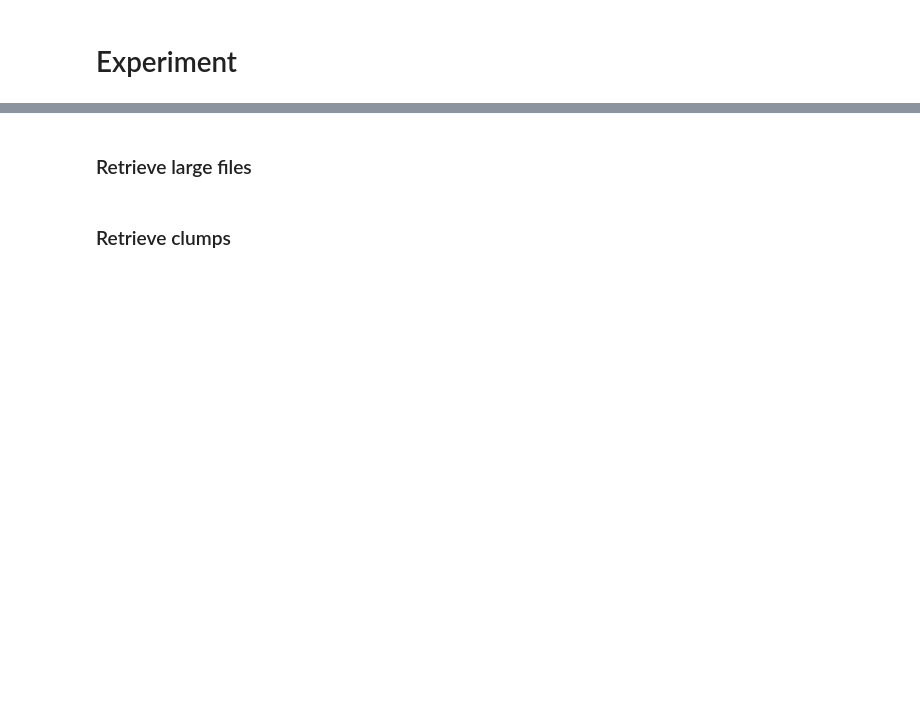
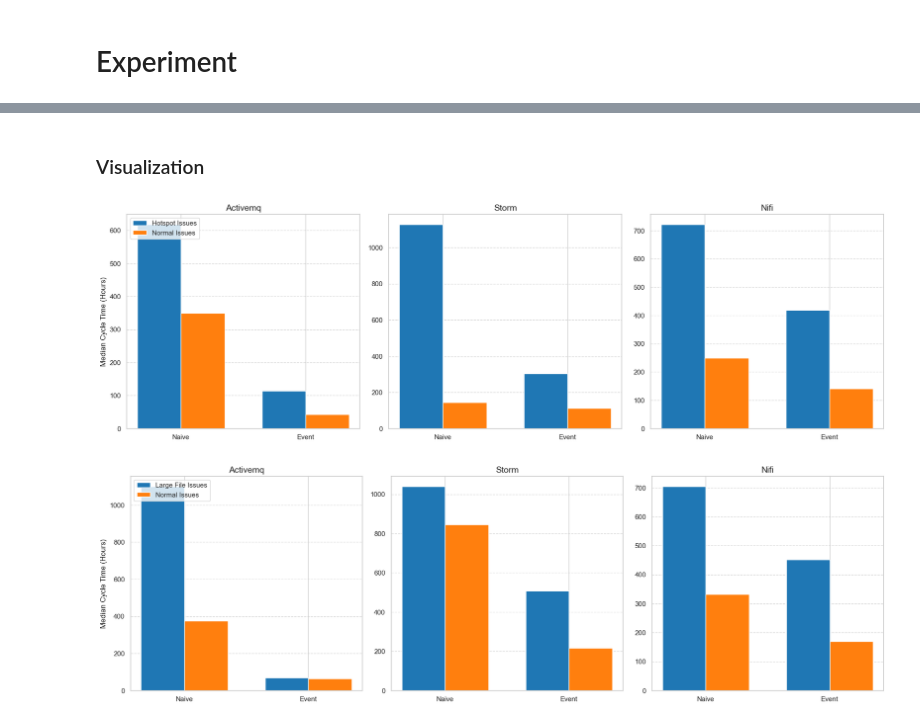
Before and after one commit to Toine0612/Software_Process_Data_Analysis, a Jupyter notebook: smartshark.ipynb, the cells around one changed output, grey strips where cells are left out. Saved outputs shown, nothing was run; the diff lists cells and outputs as text; code cells hidden in the pictures; blank space fills up the shorter version.

```diff
--- a/smartshark.ipynb
+++ b/smartshark.ipynb
@@ -177,7 +175,7 @@ Based on these results the following projects have been chosen to perform the ex
 # Experiment
 # %%
 # Map the projects to their system_ids
-target_project_names = ['activemq', 'nifi', 'manifoldcf', 'storm', 'jena']
+target_project_names = ['activemq', 'nifi', 'storm']
 
 vcs_to_proj_name = defaultdict()
 proj_to_vcs = defaultdict()
@@ -280,12 +327,8 @@ Check properties of events for the selected issues for reliability
 # %%
 for vcs_id, project_name in vcs_to_proj_name.items():
-    print(f"\nFirst 10 hotspot-linked issues for project '{project_name}':")
     issues_list = list(project_hotspot_issues.get(vcs_id, set()))
-    for issue in issues_list[:10]:
+    for issue in issues_list:
         print(issue)
-        timespent = Event.objects(issue_id=issue, status='timespent')
-        for ts in timespent:
-            print(ts)
         resolution = Event.objects(issue_id=issue, status='resolution')
         for res in resolution:
             print(res)
@@ -402,4 +562,68 @@ Project 'manifoldcf' - Total issues with missing timestamps: 0
-# %% [markdown]
-### Retrieve large files
-# %% [markdown]
-### Retrieve clumps
+# %% [markdown]
+### Visualization
+# %%
+import matplotlib.pyplot as plt
+import numpy as np
+
+def plot_combined_project_comparisons(df_naive, df_event, cohort_name):
+    """
+    Creates a single figure with subplots for each project,
+    comparing Naive vs. Event-based median cycle times side-by-side.
+    """
+    projects = df_naive['Project'].tolist()
+    num_projects = len(projects)
+
+    # Create a 1 x num_projects grid of subplots.
+    # sharey=False allows each project to scale to its own data.
+    fig, axes = plt.subplots(1, num_projects, figsize=(6 * num_projects, 6), sharey=False)
+
+    # Handle edge case where there is only one project
+    if num_projects == 1:
+        axes = [axes]
+
+    labels = ['Naive', 'Event']
+    width = 0.35
+    x = np.arange(len(labels))
+
+    for i, project in enumerate(projects):
+        ax = axes[i]
+
+        # Extract data for the specific project
+        naive_row = df_naive[df_naive['Project'] == project].iloc[0]
+        event_row = df_event[df_event['Project'] == project].iloc[0]
+
+        naive_cohort = naive_row[f'{cohort_name} Median Cycle (Hours)']
+        naive_normal = naive_row['Other Median Cycle (Hours)']
+
+        event_cohort = event_row[f'{cohort_name} Median Cycle (Hours)']
+        event_normal = event_row['Other Median Cycle (Hours)']
+
+        cohort_values = [naive_cohort, event_cohort]
+        normal_values = [naive_normal, event_normal]
+
+        # Plot bars
+        ax.bar(x - width/2, cohort_values, width, label=f'{cohort_name} Issues', color='#1f77b4')
+        ax.bar(x + width/2, normal_values, width, label='Normal Issues', color='#ff7f0e')
+
+        # Formatting
+        ax.set_title(project.capitalize(), fontsize=14)
+        ax.set_xticks(x)
+        ax.set_xticklabels(labels)
+        ax.grid(axis='y', linestyle='--', alpha=0.7)
+
+        # Only add y-label and legend to the leftmost subplot to reduce clutter
+        if i == 0:
+            ax.set_ylabel('Median Cycle Time (Hours)', fontsize=12)
+            ax.legend(loc='upper left')
+
+    fig.tight_layout()
+    # Shift plots down slightly to make room for the main title
+    fig.subplots_adjust(top=0.88)
+    plt.show()
+
+# Generate the combined plots
+plot_combined_project_comparisons(df_naive_hotspot, df_event_hotspot, "Hotspot")
+plot_combined_project_comparisons(df_naive_large_file, df_event_large_file, "Large File")
+# %% [output]
+[figure, added]
+[figure, added]
```
Also changed, not shown: parts of 13 cells of this notebook, 1 other file.
